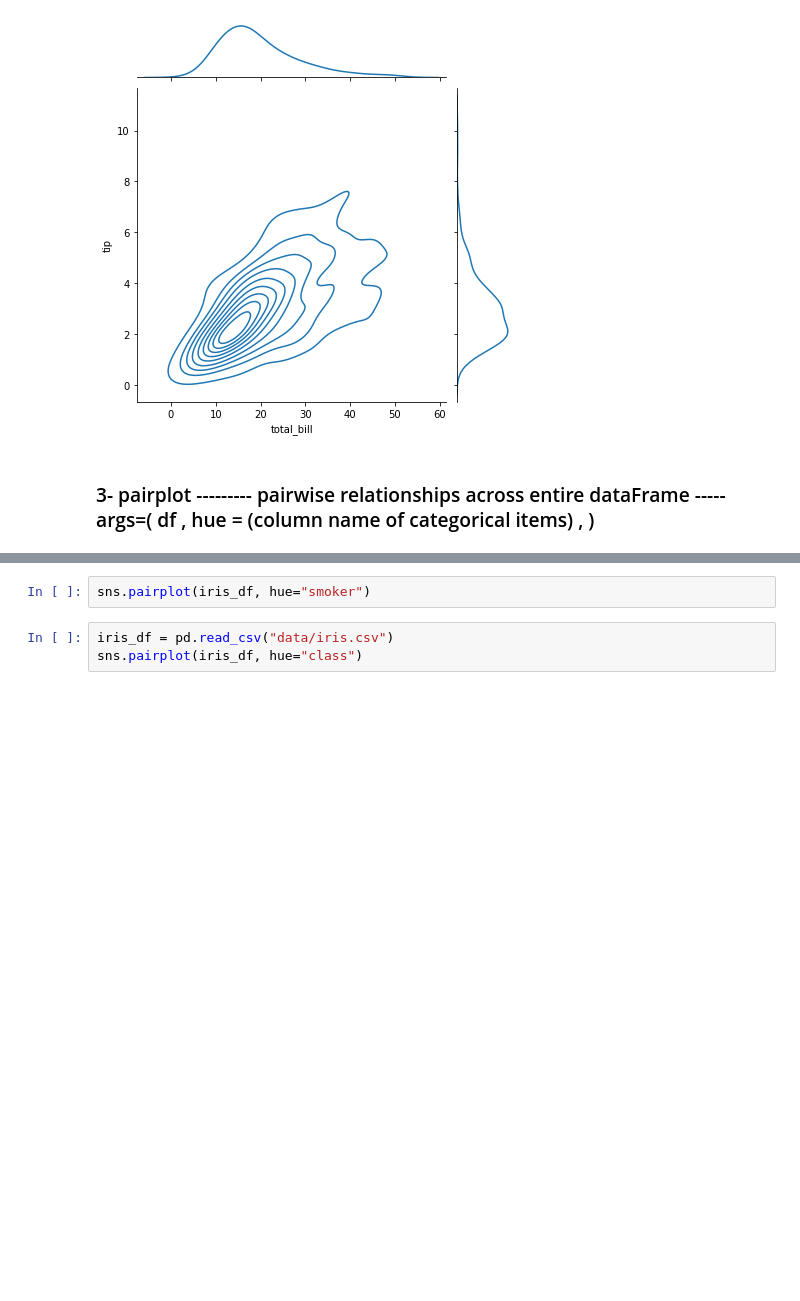
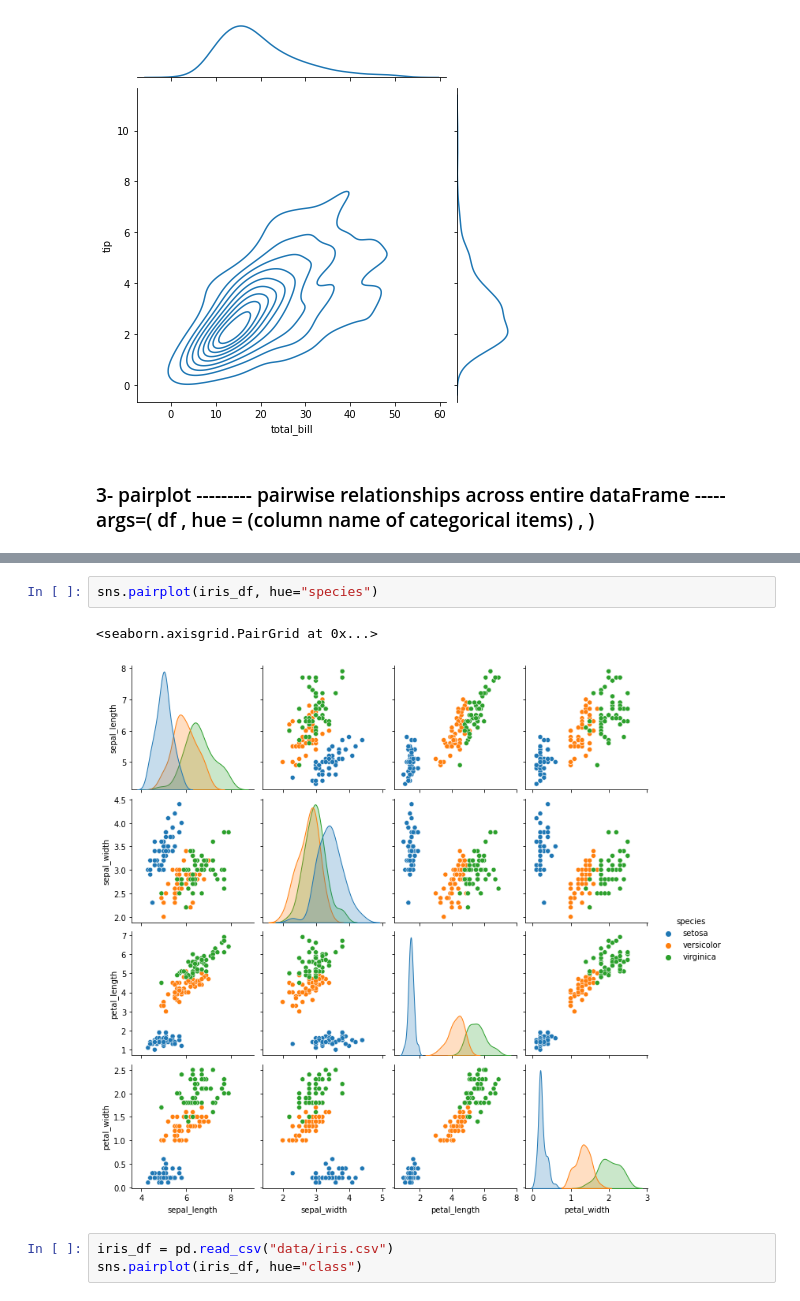
Before and after one commit to MapsaBootCamp/ML2, a Jupyter notebook: ML_Libs/seaborn_section.ipynb, the cells around one changed output, grey strips where cells are left out. Cells and saved outputs as stored; diff of their text form; blank space fills up the shorter version.

```diff
--- a/ML_Libs/seaborn_section.ipynb
+++ b/ML_Libs/seaborn_section.ipynb
@@ -154,5 +154,8 @@ sns.pairplot(tips_df, hue="smoker")
 # %%
-sns.pairplot(iris_df, hue="smoker")
+sns.pairplot(iris_df, hue="species")
+# %% [output]
+<seaborn.axisgrid.PairGrid at 0x...>
+[figure, added]
 # %%
 iris_df = pd.read_csv("data/iris.csv")
 sns.pairplot(iris_df, hue="class")
```
Also changed, not shown: parts of 1 cell of this notebook.
